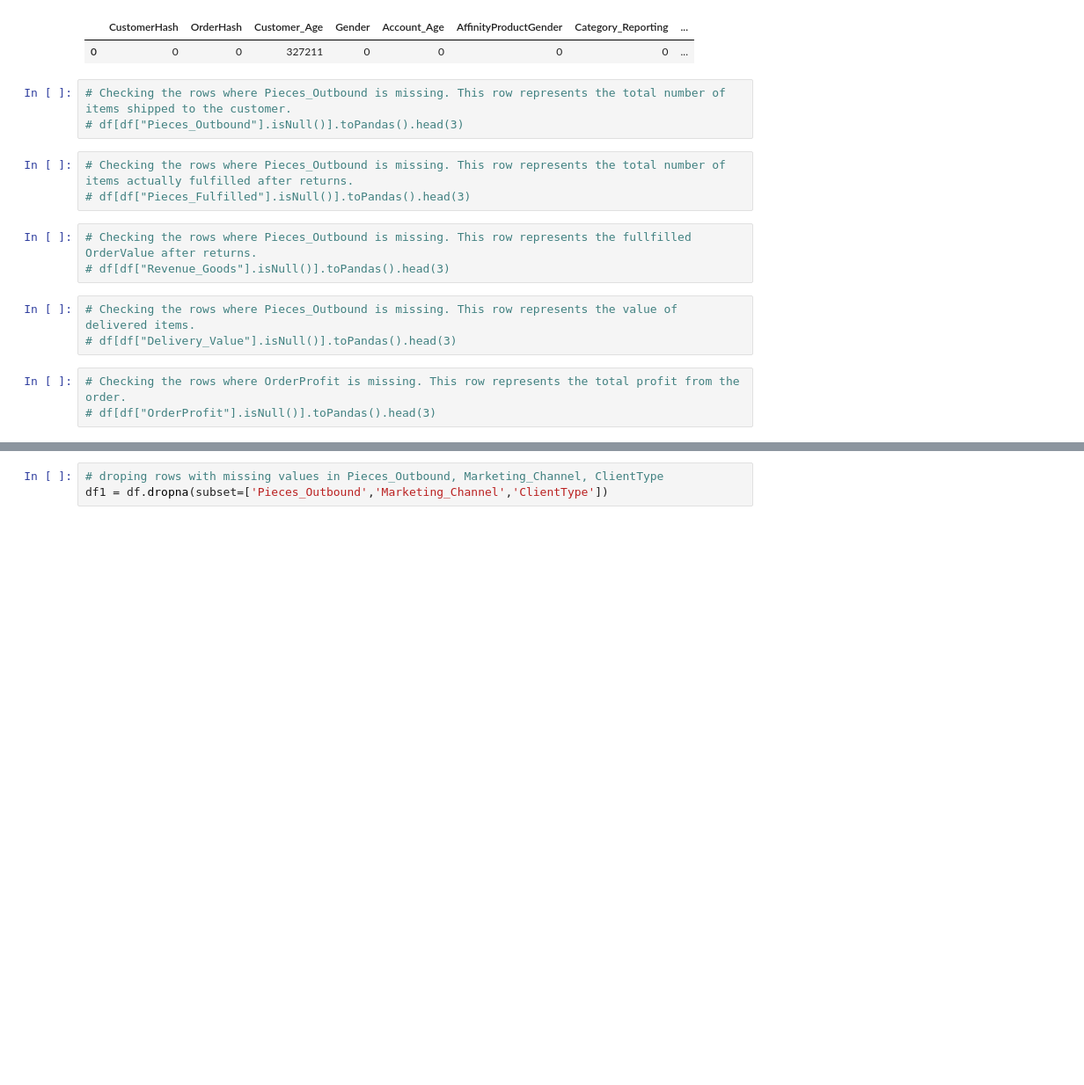
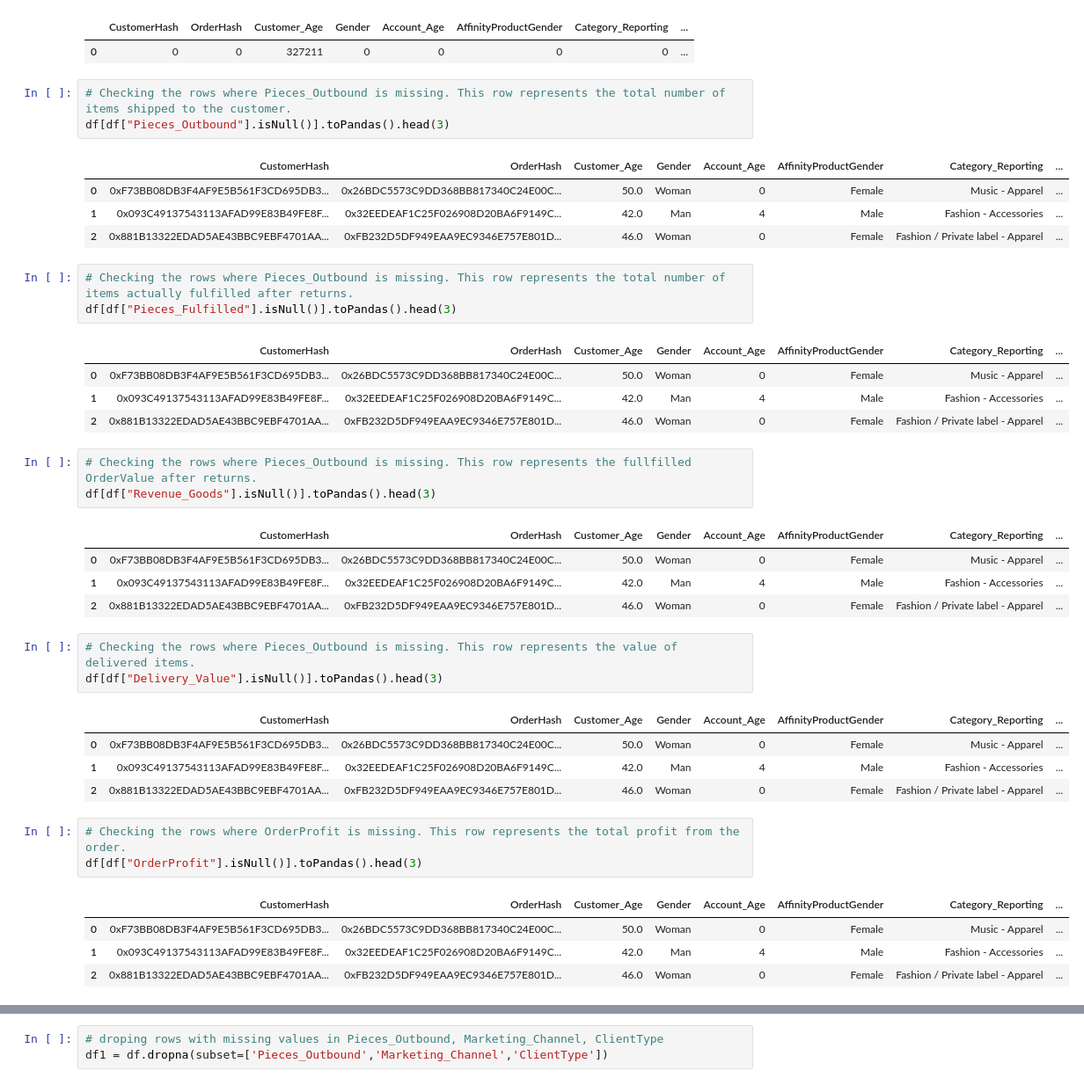
Before and after one commit to Alok2412/Customer-Segmentation-, a Jupyter notebook: Customer_Segmentation - Spark.ipynb, the cells around one changed output, grey strips where cells are left out. Shown at 88% size. Cells and saved outputs as stored; diff of their text form; blank space fills up the shorter version.

```diff
--- a/Customer_Segmentation - Spark.ipynb
+++ b/Customer_Segmentation - Spark.ipynb
@@ -84,19 +93,44 @@ df.select([F.count(F.when(F.col(c).isNull(), c)).alias(c) for c in df.columns]).
 | 0 | 0 | 0 | 327211 | 0 | 0 | 0 | 0 | ... |
 # %%
 # Checking the rows where Pieces_Outbound is missing. This row represents the total number of items shipped to the customer.
-# df[df["Pieces_Outbound"].isNull()].toPandas().head(3)
+df[df["Pieces_Outbound"].isNull()].toPandas().head(3)
+# %% [output]
+|  | CustomerHash | OrderHash | Customer_Age | Gender | Account_Age | AffinityProductGender | Category_Reporting | ... |
+| 0 | 0xF73BB08DB3F4AF9E5B561F3CD695DB3... | 0x26BDC5573C9DD368BB817340C24E00C... | 50.0 | Woman | 0 | Female | Music - Apparel | ... |
+| 1 | 0x093C49137543113AFAD99E83B49FE8F... | 0x32EEDEAF1C25F026908D20BA6F9149C... | 42.0 | Man | 4 | Male | Fashion - Accessories | ... |
+| 2 | 0x881B13322EDAD5AE43BBC9EBF4701AA... | 0xFB232D5DF949EAA9EC9346E757E801D... | 46.0 | Woman | 0 | Female | Fashion / Private label - Apparel | ... |
 # %%
 # Checking the rows where Pieces_Outbound is missing. This row represents the total number of items actually fulfilled after returns.
-# df[df["Pieces_Fulfilled"].isNull()].toPandas().head(3)
+df[df["Pieces_Fulfilled"].isNull()].toPandas().head(3)
+# %% [output]
+|  | CustomerHash | OrderHash | Customer_Age | Gender | Account_Age | AffinityProductGender | Category_Reporting | ... |
+| 0 | 0xF73BB08DB3F4AF9E5B561F3CD695DB3... | 0x26BDC5573C9DD368BB817340C24E00C... | 50.0 | Woman | 0 | Female | Music - Apparel | ... |
+| 1 | 0x093C49137543113AFAD99E83B49FE8F... | 0x32EEDEAF1C25F026908D20BA6F9149C... | 42.0 | Man | 4 | Male | Fashion - Accessories | ... |
+| 2 | 0x881B13322EDAD5AE43BBC9EBF4701AA... | 0xFB232D5DF949EAA9EC9346E757E801D... | 46.0 | Woman | 0 | Female | Fashion / Private label - Apparel | ... |
 # %%
 # Checking the rows where Pieces_Outbound is missing. This row represents the fullfilled OrderValue after returns.
-# df[df["Revenue_Goods"].isNull()].toPandas().head(3)
+df[df["Revenue_Goods"].isNull()].toPandas().head(3)
+# %% [output]
+|  | CustomerHash | OrderHash | Customer_Age | Gender | Account_Age | AffinityProductGender | Category_Reporting | ... |
+| 0 | 0xF73BB08DB3F4AF9E5B561F3CD695DB3... | 0x26BDC5573C9DD368BB817340C24E00C... | 50.0 | Woman | 0 | Female | Music - Apparel | ... |
+| 1 | 0x093C49137543113AFAD99E83B49FE8F... | 0x32EEDEAF1C25F026908D20BA6F9149C... | 42.0 | Man | 4 | Male | Fashion - Accessories | ... |
+| 2 | 0x881B13322EDAD5AE43BBC9EBF4701AA... | 0xFB232D5DF949EAA9EC9346E757E801D... | 46.0 | Woman | 0 | Female | Fashion / Private label - Apparel | ... |
 # %%
 # Checking the rows where Pieces_Outbound is missing. This row represents the value of delivered items.
-# df[df["Delivery_Value"].isNull()].toPandas().head(3)
+df[df["Delivery_Value"].isNull()].toPandas().head(3)
+# %% [output]
+|  | CustomerHash | OrderHash | Customer_Age | Gender | Account_Age | AffinityProductGender | Category_Reporting | ... |
+| 0 | 0xF73BB08DB3F4AF9E5B561F3CD695DB3... | 0x26BDC5573C9DD368BB817340C24E00C... | 50.0 | Woman | 0 | Female | Music - Apparel | ... |
+| 1 | 0x093C49137543113AFAD99E83B49FE8F... | 0x32EEDEAF1C25F026908D20BA6F9149C... | 42.0 | Man | 4 | Male | Fashion - Accessories | ... |
+| 2 | 0x881B13322EDAD5AE43BBC9EBF4701AA... | 0xFB232D5DF949EAA9EC9346E757E801D... | 46.0 | Woman | 0 | Female | Fashion / Private label - Apparel | ... |
 # %%
 # Checking the rows where OrderProfit is missing. This row represents the total profit from the order.
-# df[df["OrderProfit"].isNull()].toPandas().head(3)
+df[df["OrderProfit"].isNull()].toPandas().head(3)
+# %% [output]
+|  | CustomerHash | OrderHash | Customer_Age | Gender | Account_Age | AffinityProductGender | Category_Reporting | ... |
+| 0 | 0xF73BB08DB3F4AF9E5B561F3CD695DB3... | 0x26BDC5573C9DD368BB817340C24E00C... | 50.0 | Woman | 0 | Female | Music - Apparel | ... |
+| 1 | 0x093C49137543113AFAD99E83B49FE8F... | 0x32EEDEAF1C25F026908D20BA6F9149C... | 42.0 | Man | 4 | Male | Fashion - Accessories | ... |
+| 2 | 0x881B13322EDAD5AE43BBC9EBF4701AA... | 0xFB232D5DF949EAA9EC9346E757E801D... | 46.0 | Woman | 0 | Female | Fashion / Private label - Apparel | ... |
 # %% [markdown]
 From the data set we can see that their is no duplicate values but their are few missing values which we have to handle before applying our ML algorithm.
 1) We can see that almost 80% of data is missing in Pieces_Returns and simmillarly, 80% in Return_Value.
```
Also changed, not shown: parts of 11 cells of this notebook.
